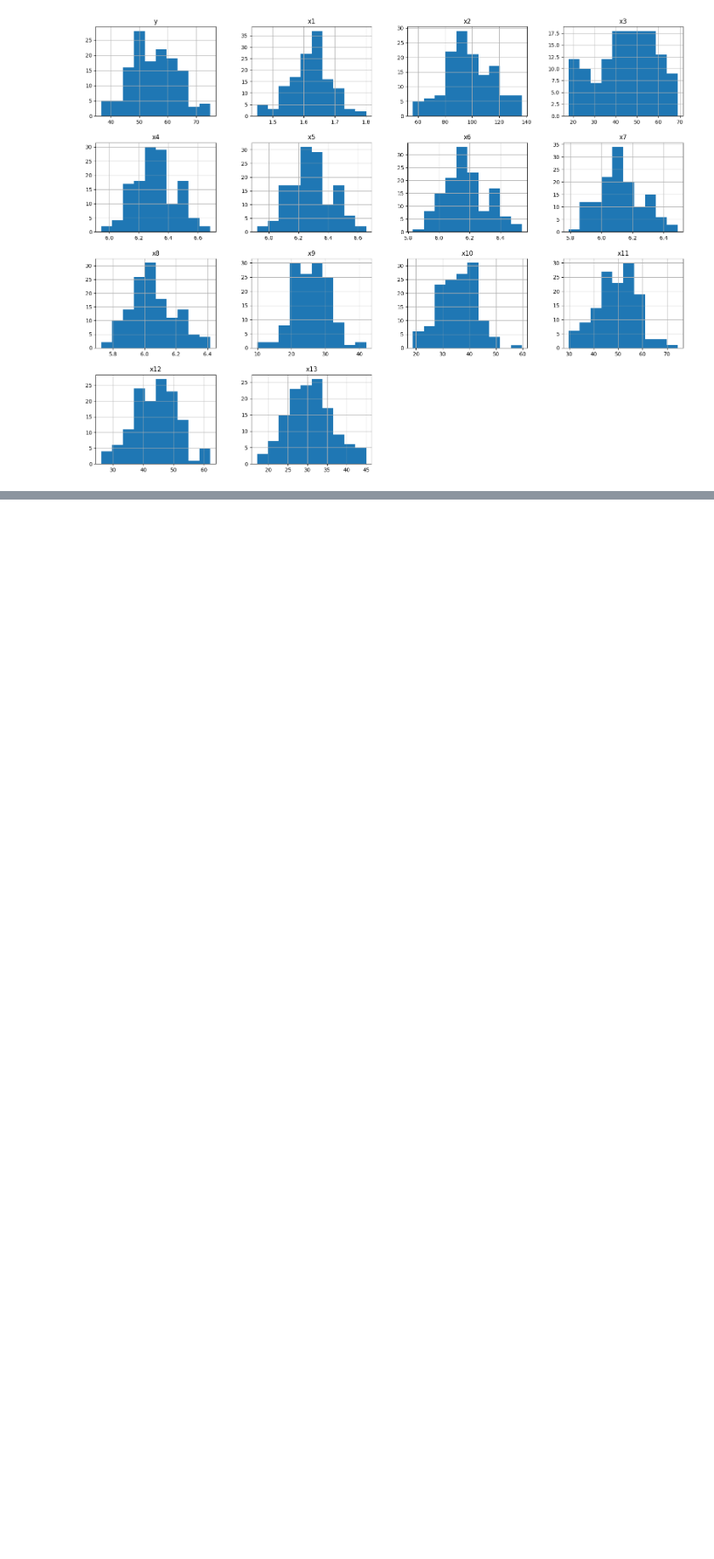
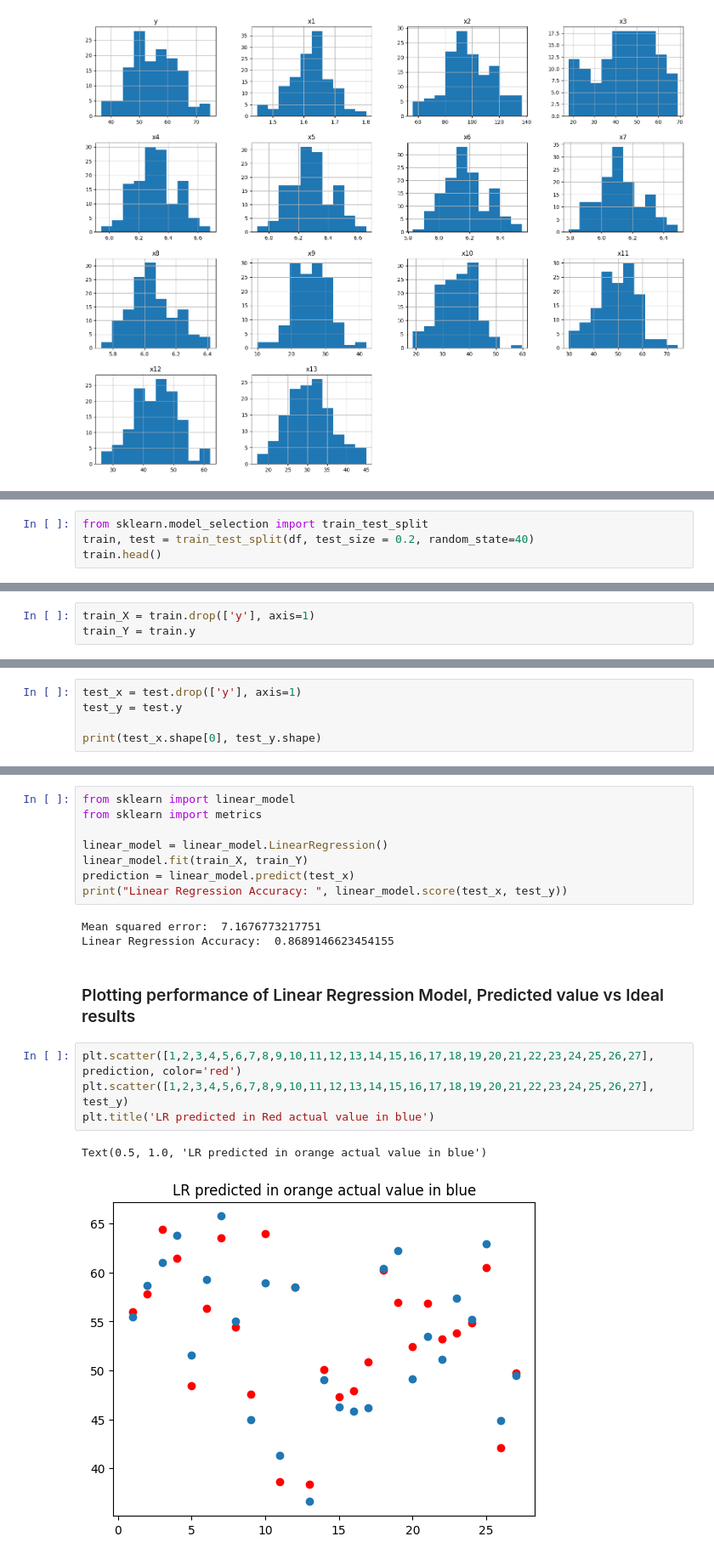
Before and after one commit to BarkaBoss/LinearRegression, a Jupyter notebook: Work.ipynb, the cells around one changed output, grey strips where cells are left out. Shown: that part at 85% size. Drawn from its saved outputs; the diff is of its cells as text; blank space fills up the shorter version.

Commit message:
Added plots

```diff
--- a/Work.ipynb
+++ b/Work.ipynb
@@ -77,0 +101,4 @@ array([[<AxesSubplot: title={'center': 'y'}>,
+# %%
+from sklearn.model_selection import train_test_split
+train, test = train_test_split(df, test_size = 0.2, random_state=40)
+train.head()
@@ -77,0 +112,3 @@ array([[<AxesSubplot: title={'center': 'y'}>,
+# %%
+train_X = train.drop(['y'], axis=1)
+train_Y = train.y
@@ -77,0 +128,5 @@ array([[<AxesSubplot: title={'center': 'y'}>,
+# %%
+test_x = test.drop(['y'], axis=1)
+test_y = test.y
+
+print(test_x.shape[0], test_y.shape)
@@ -77,0 +135,20 @@ array([[<AxesSubplot: title={'center': 'y'}>,
+# %%
+from sklearn import linear_model
+from sklearn import metrics
+
+linear_model = linear_model.LinearRegression()
+linear_model.fit(train_X, train_Y)
+prediction = linear_model.predict(test_x)
+print("Linear Regression Accuracy: ", linear_model.score(test_x, test_y))
+# %% [output]
+Mean squared error:  7.1676773217751
+Linear Regression Accuracy:  0.8689146623454155
+# %% [markdown]
+### Plotting performance of Linear Regression Model, Predicted value vs Ideal results
+# %%
+plt.scatter([1,2,3,4,5,6,7,8,9,10,11,12,13,14,15,16,17,18,19,20,21,22,23,24,25,26,27], prediction, color='red')
+plt.scatter([1,2,3,4,5,6,7,8,9,10,11,12,13,14,15,16,17,18,19,20,21,22,23,24,25,26,27], test_y)
+plt.title('LR predicted in Red actual value in blue')
+# %% [output]
+Text(0.5, 1.0, 'LR predicted in orange actual value in blue')
+[figure, added]
```
Also changed, not shown: parts of 14 cells of this notebook, 1 other file.
